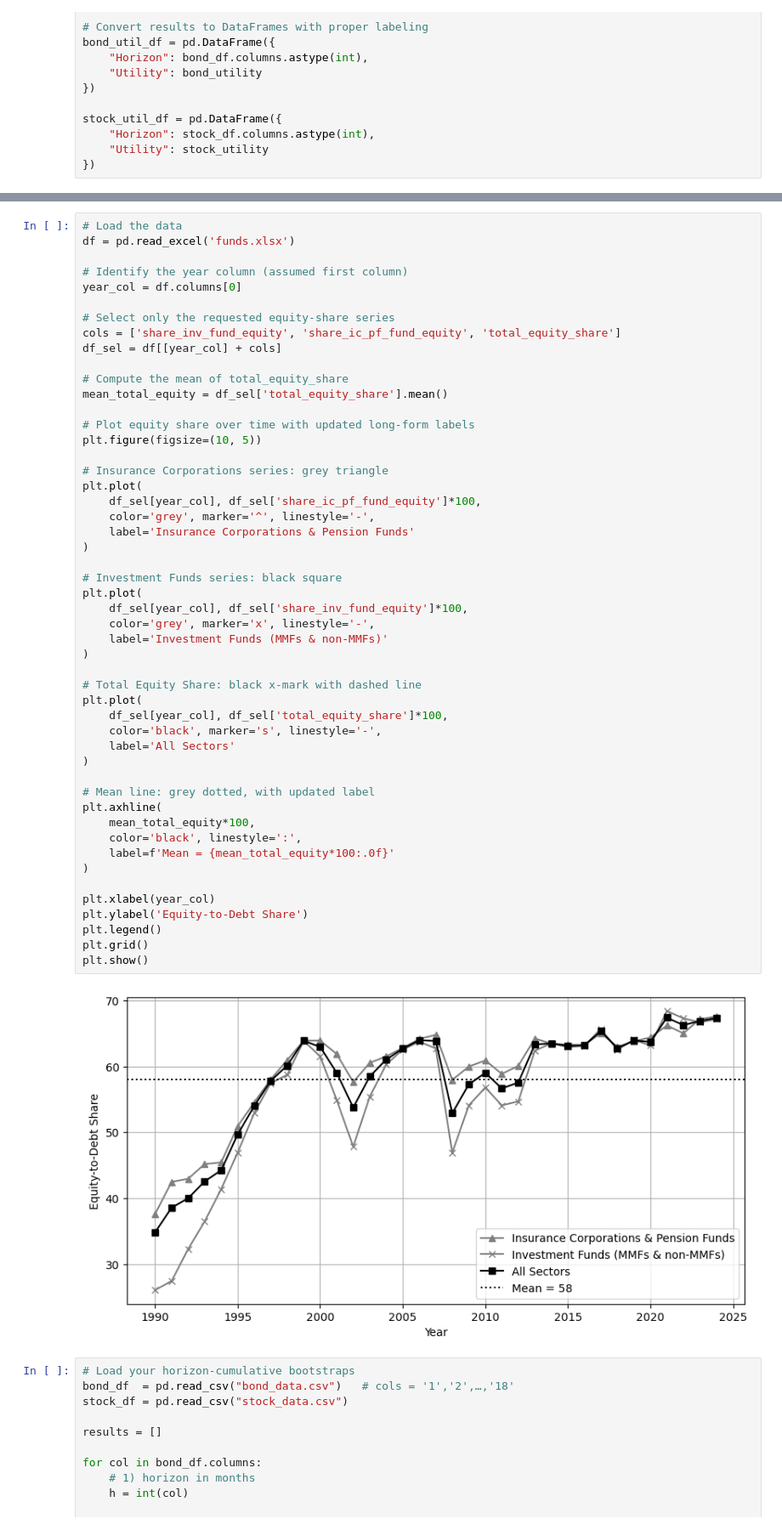
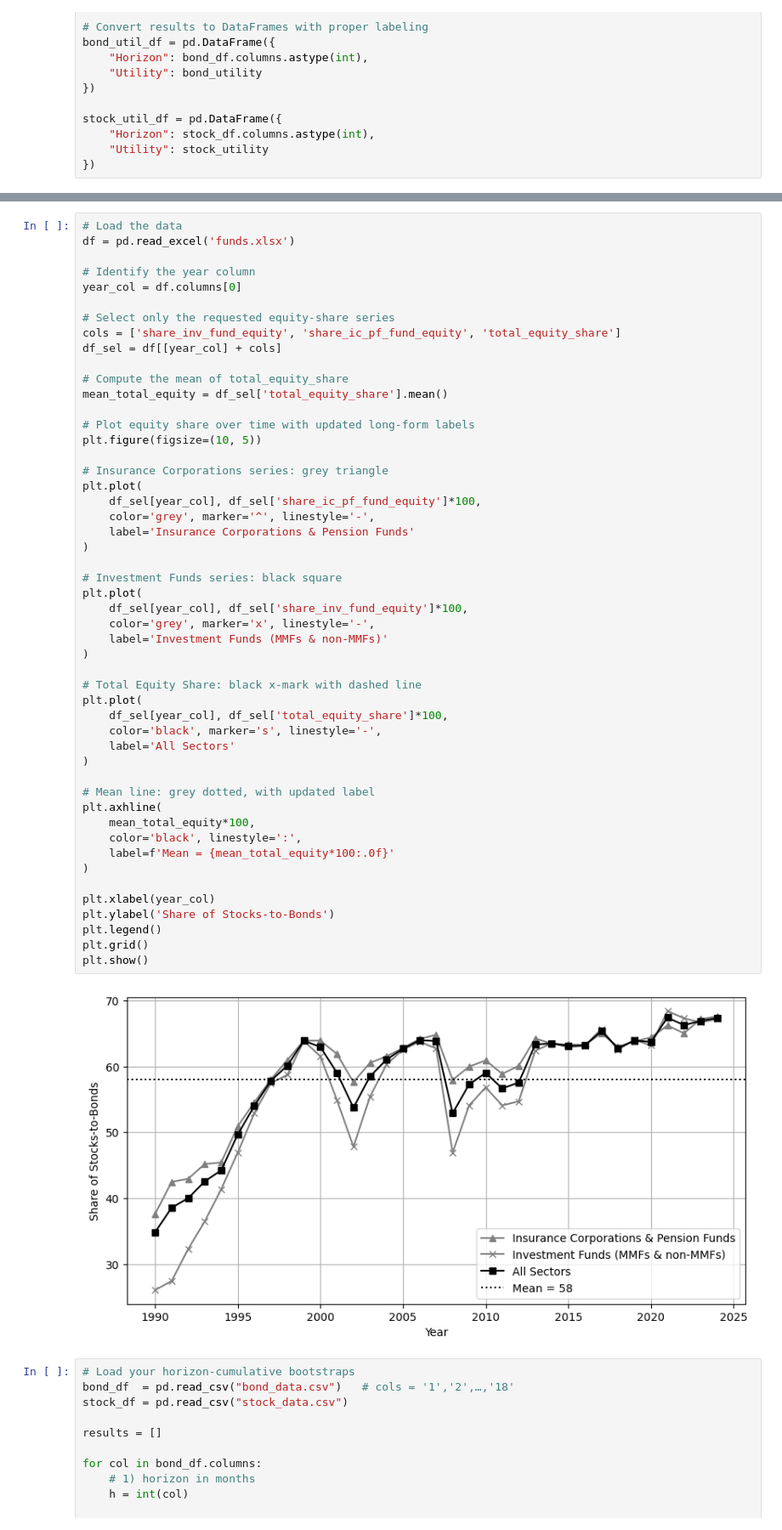
Before and after one commit to mcp656/Seminar, a Jupyter notebook: prescott.ipynb, the cells around one changed output, grey strips where cells are left out. Shown at 85% size. Drawn from its saved outputs; the diff is of its cells as text.

```diff
--- a/prescott.ipynb
+++ b/prescott.ipynb
@@ -436,7 +445,7 @@ plt.show()
 # Load the data
 df = pd.read_excel('funds.xlsx')
 
-# Identify the year column (assumed first column)
+# Identify the year column
 year_col = df.columns[0]
 
 # Select only the requested equity-share series
@@ -455,35 +464,35 @@ plt.plot(
     color='grey', marker='^', linestyle='-',
     label='Insurance Corporations & Pension Funds'
 )
 
 # Investment Funds series: black square
 plt.plot(
     df_sel[year_col], df_sel['share_inv_fund_equity']*100,
     color='grey', marker='x', linestyle='-',
     label='Investment Funds (MMFs & non‑MMFs)'
 )
 
 # Total Equity Share: black x-mark with dashed line
 plt.plot(
     df_sel[year_col], df_sel['total_equity_share']*100,
     color='black', marker='s', linestyle='-',
     label='All Sectors'
 )
 
 # Mean line: grey dotted, with updated label
 plt.axhline(
     mean_total_equity*100,
     color='black', linestyle=':',
     label=f'Mean = {mean_total_equity*100:.0f}'
 )
 
 plt.xlabel(year_col)
-plt.ylabel('Equity-to-Debt Share')
+plt.ylabel('Share of Stocks-to-Bonds')
 plt.legend()
 plt.grid()
 plt.show()
 # %% [output]
-[figure, old version]
+[figure, new version]
 # %%
 # Load your horizon‐cumulative bootstraps
 bond_df  = pd.read_csv("bond_data.csv")   # cols = '1','2',…,'18'
```
Also changed, not shown: parts of 13 cells of this notebook, 12 other files.
